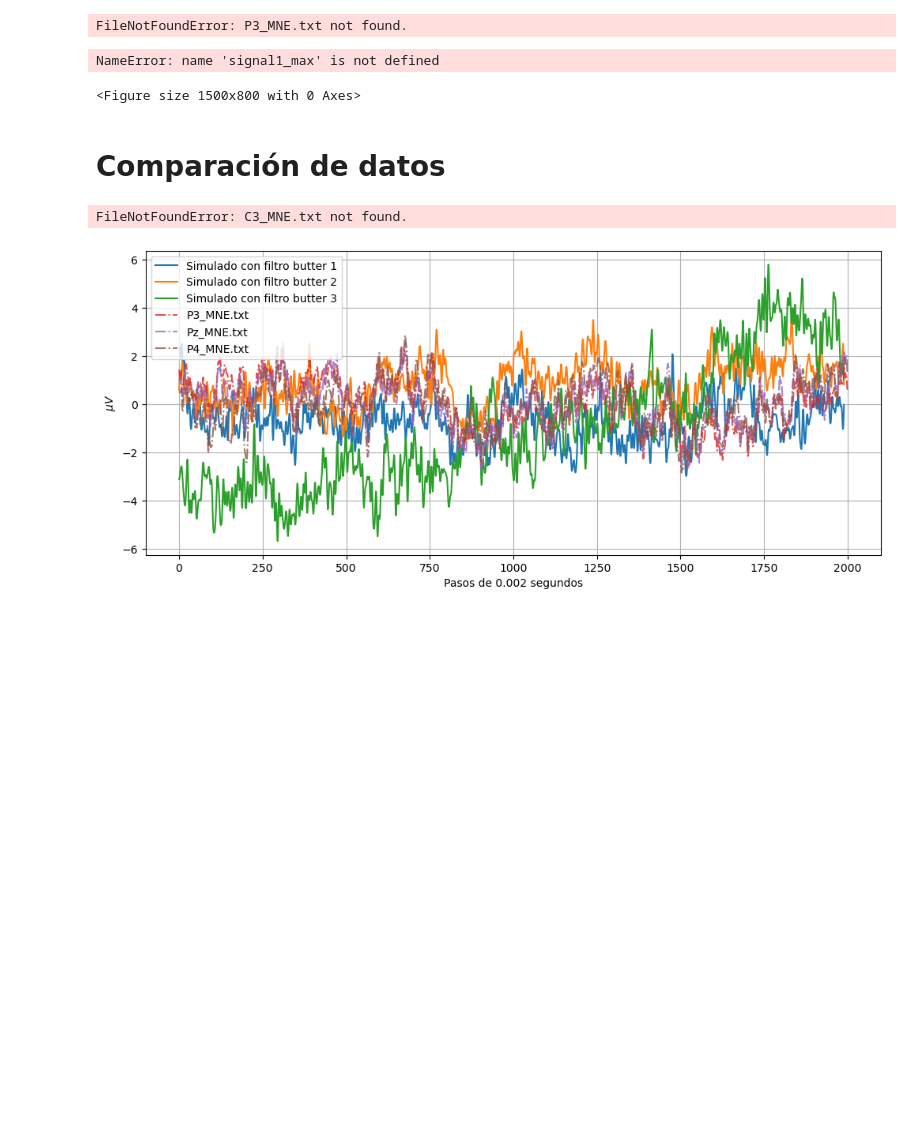
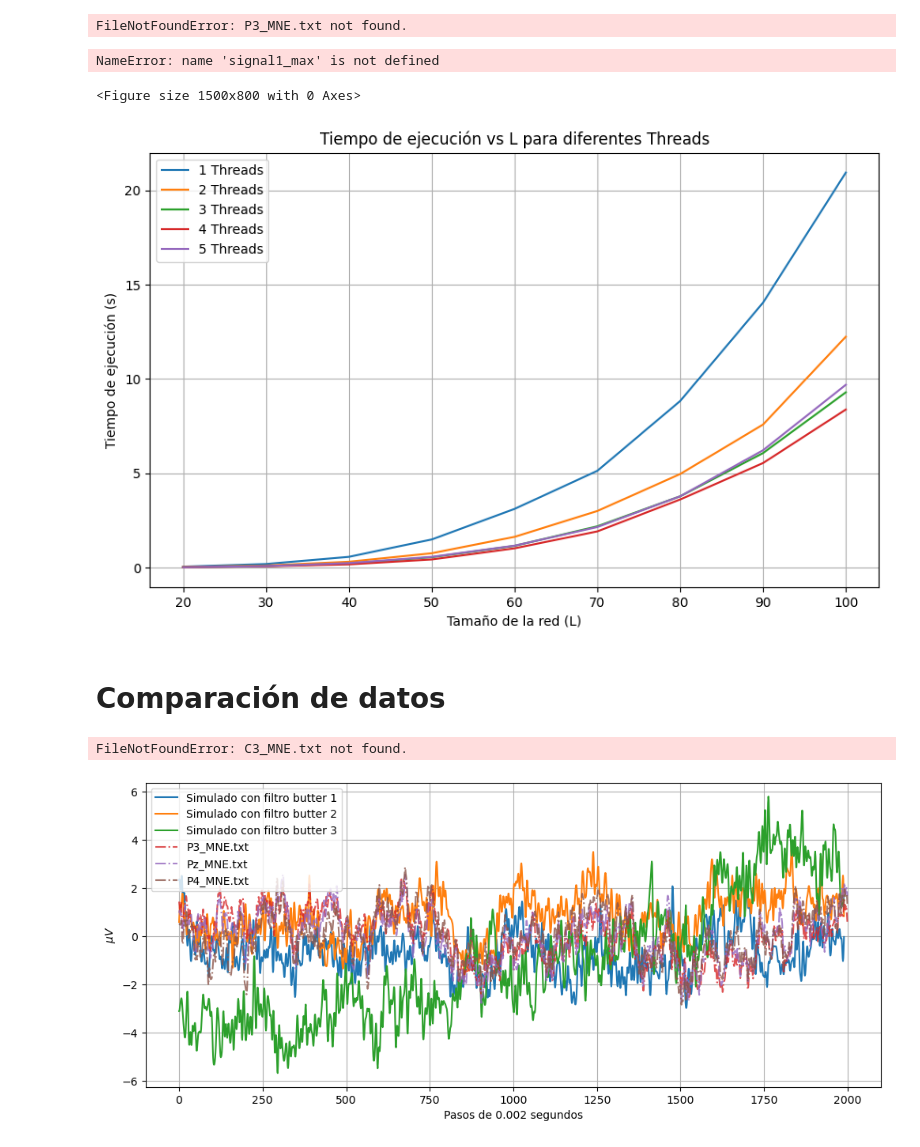
Before and after one commit to juanmillan03/Tesis-CA, a Jupyter notebook: Codigos/V9/Visual_Datos.ipynb, the cells around one changed output. Saved outputs shown, nothing was run; the diff lists cells and outputs as text; code cells hidden in the pictures; blank space fills up the shorter version.

```diff
--- a/Codigos/V9/Visual_Datos.ipynb
+++ b/Codigos/V9/Visual_Datos.ipynb
@@ -463,6 +492,27 @@ plt.show()
 # %% [output]
 NameError: name 'signal1_max' is not defined
 <Figure size 1500x800 with 0 Axes>
+# %%
+import pandas as pd
+import matplotlib.pyplot as plt
+
+# Leer resultados
+data = pd.read_csv("estudio_optimizacion.txt", sep="\t")
+
+# Graficar tiempo vs L para cada número de threads
+plt.figure(figsize=(10, 6))
+for threads in data["Threads"].unique():
+    subset = data[data["Threads"] == threads]
+    plt.plot(subset["L"], subset["Tiempo (s)"], label=f"{threads} Threads")
+
+plt.xlabel("Tamaño de la red (L)")
+plt.ylabel("Tiempo de ejecución (s)")
+plt.title("Tiempo de ejecución vs L para diferentes Threads")
+plt.legend()
+plt.grid()
+plt.show()
+# %% [output]
+[figure, added]
 # %% [markdown]
 # Comparación de datos
 # %%
```
Also changed, not shown: parts of 3 cells of this notebook, 30 other files.
